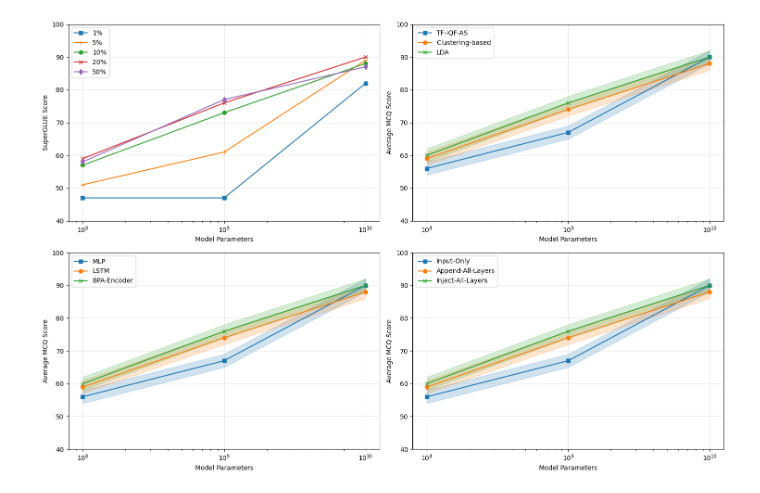
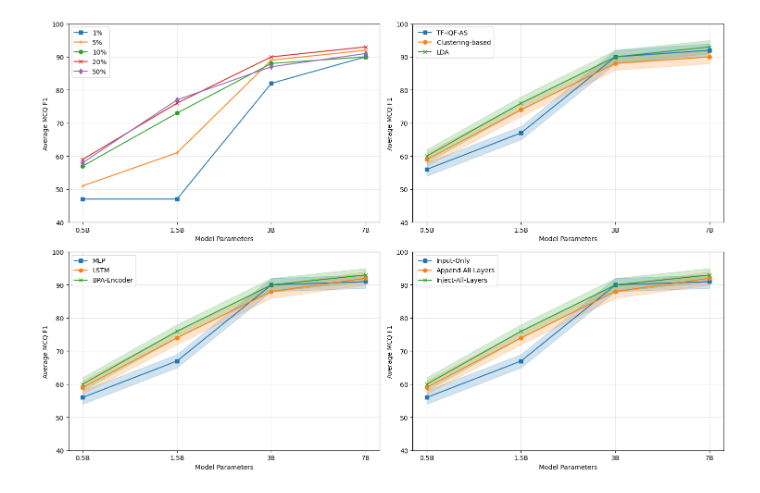
Before and after one commit to NJUxlj/reinforced-global-chain-prompt, a Jupyter notebook: ablation_viz.ipynb, the cells around one changed output. Saved outputs shown, nothing was run; the diff lists cells and outputs as text; code cells hidden in the pictures.

```diff
--- a/ablation_viz.ipynb
+++ b/ablation_viz.ipynb
@@ -3,13 +3,14 @@ import numpy as np
 import matplotlib.pyplot as plt
 
 # 设置数据
-x = np.array([1e8, 1e9, 1e10])
+# x = np.array([0.5e9, 1.5e9, 3e9, 7e9])
+x = np.array([0, 1, 2, 3])
 data1 = {
-    '1%': [47, 47, 82],
-    '5%': [51, 61, 89],
-    '10%': [57, 73, 88],
-    '20%': [59, 76, 90],
-    '50%': [58, 77, 87]
+    '1%': [47, 47, 82, 90],
+    '5%': [51, 61, 89, 92],
+    '10%': [57, 73, 88, 90],
+    '20%': [59, 76, 90, 93],
+    '50%': [58, 77, 87, 91]
 }
 
 # 创建第一个子图
@@ -20,26 +21,37 @@ ax2 = plt.subplot(2, 2, 2)
 ax3 = plt.subplot(2, 2, 3)
 ax4 = plt.subplot(2, 2, 4)
 
+# 定义一个函数来设置x轴格式
+def set_x_format(ax):
+    # ax.set_xscale('log')
+    ax.set_xticks(x)  # 设置刻度位置
+    ax.set_xticklabels(['0.5B', '1.5B', '3B', '7B'])  # 设置刻度标签
+    ax.grid(True, alpha=0.3)
+    ax.set_xlabel('Model Parameters')
+    ax.set_ylabel('Average MCQ F1')
+    ax.set_ylim(40, 100)
+
 # 绘制左图
 markers = ['s', '+', 'o', 'x', 'd']
 colors = ['#1f77b4', '#ff7f0e', '#2ca02c', '#d62728', '#9467bd']
 for (label, values), marker, color in zip(data1.items(), markers, colors):
     ax1.plot(x, values, label=label, marker=marker, linestyle='-', color=color)
 
-ax1.set_xscale('log')
+# ax1.set_xscale('log')
 ax1.grid(True, alpha=0.3)
 ax1.set_xlabel('Model Parameters')
-ax1.set_ylabel('SuperGLUE Score')
+ax1.set_ylabel('Average MCQ F1')
 ax1.set_ylim(40, 100)
 ax1.legend()
+set_x_format(ax1)
 # 添加 (a) 标题
 # ax1.text(-0.1, 1.1, '(a) Prompt length', transform=ax1.transAxes)
 
 # 设置右图数据
 data2 = {
-    'TF-IQF-AS': [56, 67, 90],
-    'Clustering-based': [59, 74, 88],
-    'LDA': [60, 76, 90]
+    'TF-IQF-AS': [56, 67, 90, 92],
+    'Clustering-based': [59, 74, 88, 90],
+    'LDA': [60, 76, 90, 93]
 }
 
 markers = ['s', 'o', 'x']
@@ -50,20 +62,20 @@ for (label, values), marker, color in zip(data2.items(), markers, colors):
     # 添加浅色填充区域
     ax2.fill_between(x, np.array(values)-2, np.array(values)+2, alpha=0.2, color=color)
 
-ax2.set_xscale('log')
+# ax2.set_xscale('log')
 ax2.grid(True, alpha=0.3)
 ax2.set_xlabel('Model Parameters')
-ax2.set_ylabel('Average MCQ Score')
+ax2.set_ylabel('Average MCQ F1')
 ax2.set_ylim(40, 100)
 ax2.legend()
-
+set_x_format(ax2)
 
 
 
 data3 = {
-    'MLP': [56, 67, 90],
-    'LSTM': [59, 74, 88],
-    'BPA-Encoder': [60, 76, 90]
+    'MLP': [56, 67, 90, 91],
+    'LSTM': [59, 74, 88, 92],
+    'BPA-Encoder': [60, 76, 90, 93]
 }
 markers = ['s', 'o', 'x']
 colors = ['#1f77b4', '#ff7f0e', '#2ca02c']
@@ -72,39 +84,40 @@ for (label, values), marker, color in zip(data3.items(), markers, colors):
     ax3.plot(x, values, label=label, marker=marker, linestyle='-', color=color)
     # 添加浅色填充区域
     ax3.fill_between(x, np.array(values)-2, np.array(values)+2, alpha=0.2, color=color)
-ax3.set_xscale('log')
+# ax3.set_xscale('log')
 ax3.grid(True, alpha=0.3)
 ax3.set_xlabel('Model Parameters')
-ax3.set_ylabel('Average MCQ Score')
+ax3.set_ylabel('Average MCQ F1')
 ax3.set_ylim(40, 100)
 ax3.legend()
-
+set_x_format(ax3)
 
 
 data4 = {
-    'Input-Only': [56, 67, 90],
-    'Append-All-Layers': [59, 74, 88],
-    'Inject-All-Layers': [60, 76, 90]
+    'Input-Only': [56, 67, 90, 91],
+    'Append-All-Layers': [59, 74, 88, 92],
+    'Inject-All-Layers': [60, 76, 90, 93]
 }
 
 markers = ['s', 'o', 'x']
 colors = ['#1f77b4', '#ff7f0e', '#2ca02c']
 
 for (label, values), marker, color in zip(data4.items(), markers, colors):
     ax4.plot(x, values, label=label, marker=marker, linestyle='-', color=color)
     # 添加浅色填充区域
     ax4.fill_between(x, np.array(values)-2, np.array(values)+2, alpha=0.2, color=color)
-ax4.set_xscale('log')
+# ax4.set_xscale('log')
 ax4.grid(True, alpha=0.3)
 ax4.set_xlabel('Model Parameters')
-ax4.set_ylabel('Average MCQ Score')
+ax4.set_ylabel('Average MCQ F1')
 ax4.set_ylim(40, 100)
 ax4.legend()
+set_x_format(ax4)
 
 ax4 = plt.subplot(2, 2, 4)
 
 # 调整布局
 plt.tight_layout()
 plt.show()
 # %% [output]
-[figure, old version]
+[figure, new version]
```
Also changed, not shown: parts of 2 cells of this notebook, 1 other file.
